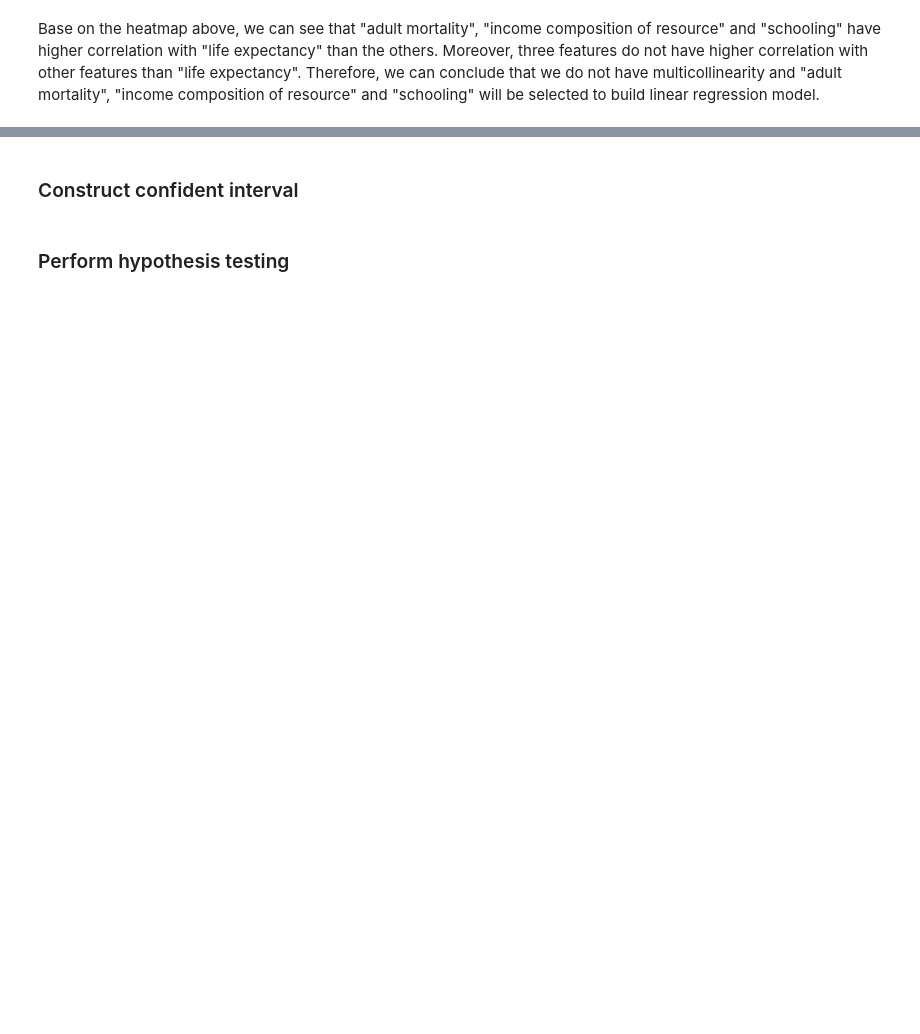
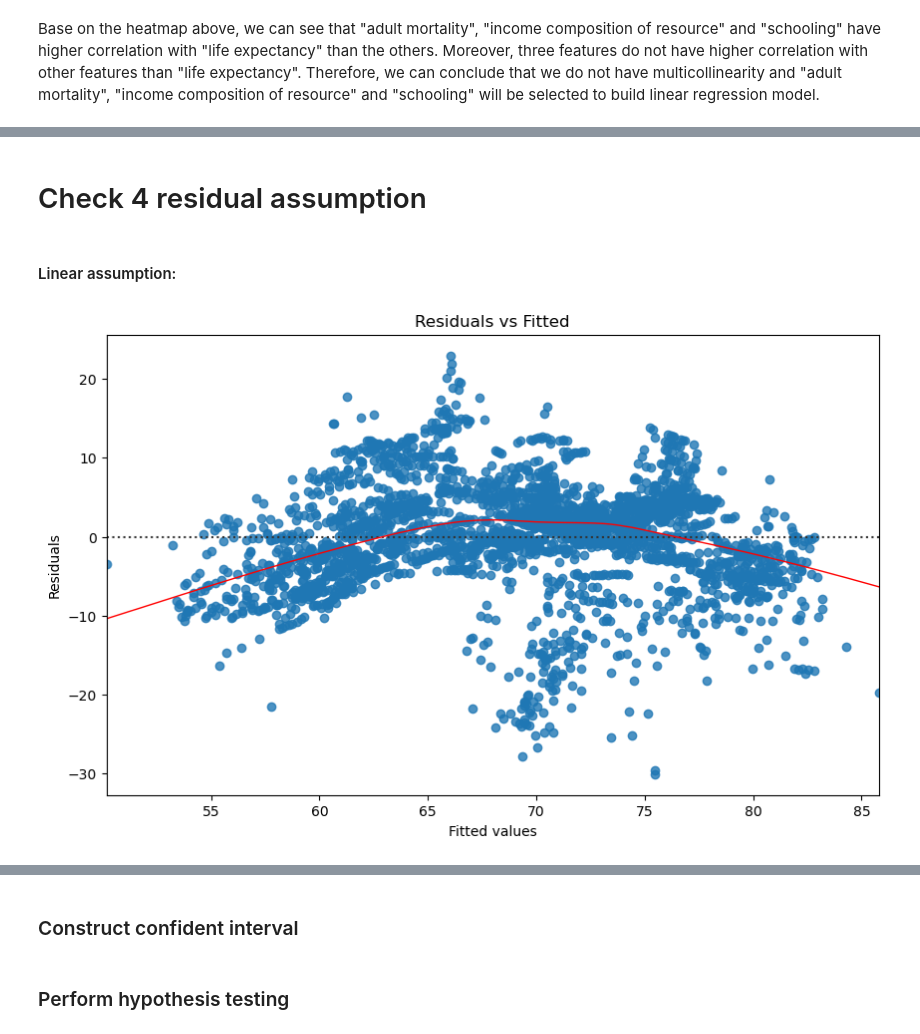
Before and after one commit to ov3ipo/SM_Project, a Jupyter notebook: project.ipynb, the cells around one changed output, grey strips where cells are left out. Cells and saved outputs as stored; diff of their text form; code cells hidden in the pictures; blank space fills up the shorter version.

```diff
--- a/project.ipynb
+++ b/project.ipynb
@@ -523 +541,6 @@ X3 = df_main['Adult Mortality']
 Y = df_main['Life expectancy']
+# %%
+import statsmodels.formula.api as smf
+model = smf.ols(formula='Y ~ X1 + X2',data=df_main).fit()
+# model = smf.ols(formula='Life expectancy ~ Adult Mortality + BMI',data=df_main).fit()
+# co khoang cach trong ten nen loi syntax => 'Y ~ X1 + X2'
@@ -524 +567,17 @@ Y = df_main['Life expectancy']
+# %%
+residuals = model.resid
+fitted = model.fittedvalues
+# %% [markdown]
+# Check 4 residual assumption
+# %% [markdown]
+#### Linear assumption:
+# %%
+plt.figure(figsize=(10, 6))
+sns.residplot(x=fitted, y=residuals, lowess=True, line_kws={'color': 'red', 'lw': 1})
+plt.xlabel('Fitted values')
+plt.ylabel('Residuals')
+plt.title('Residuals vs Fitted')
+plt.show()
+# %% [output]
+[figure, added]
 # %% [markdown]
```
Also changed, not shown: parts of 41 cells of this notebook.
